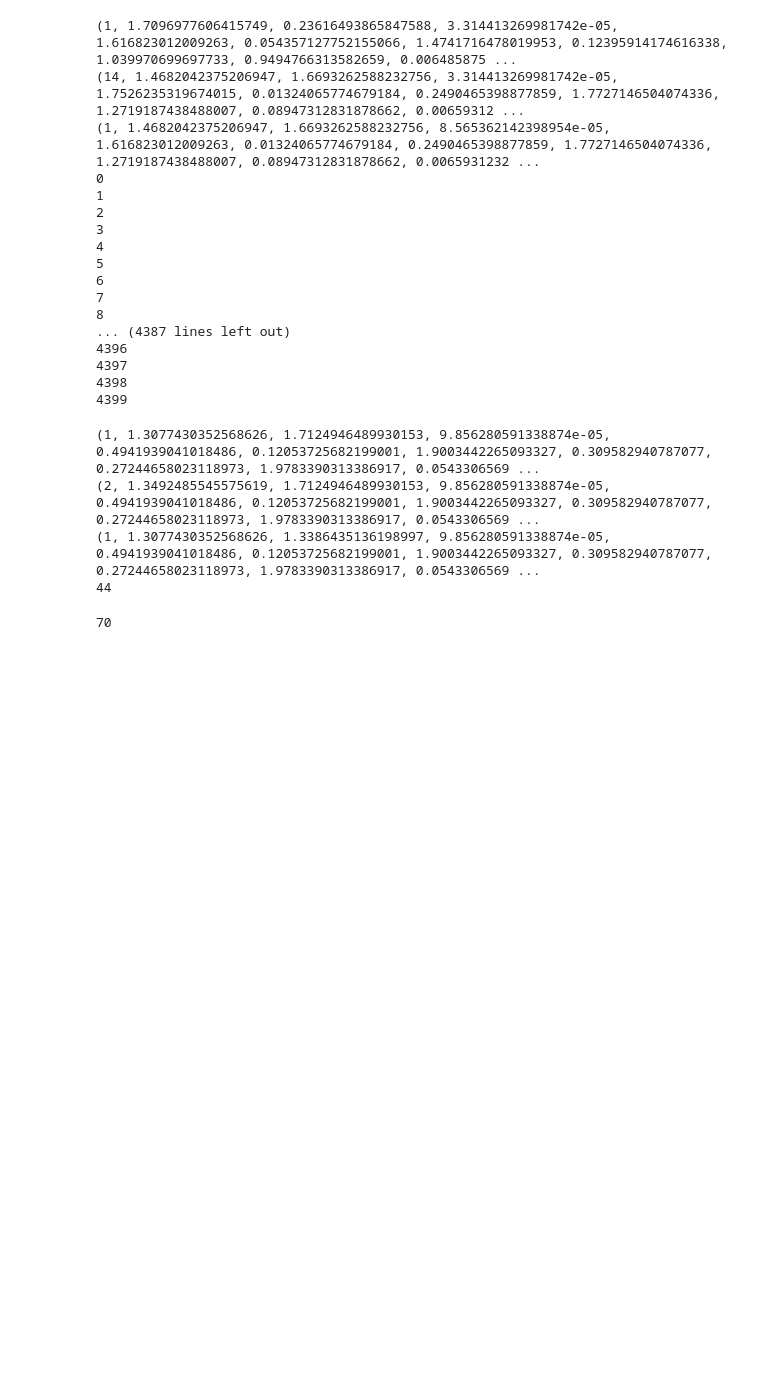
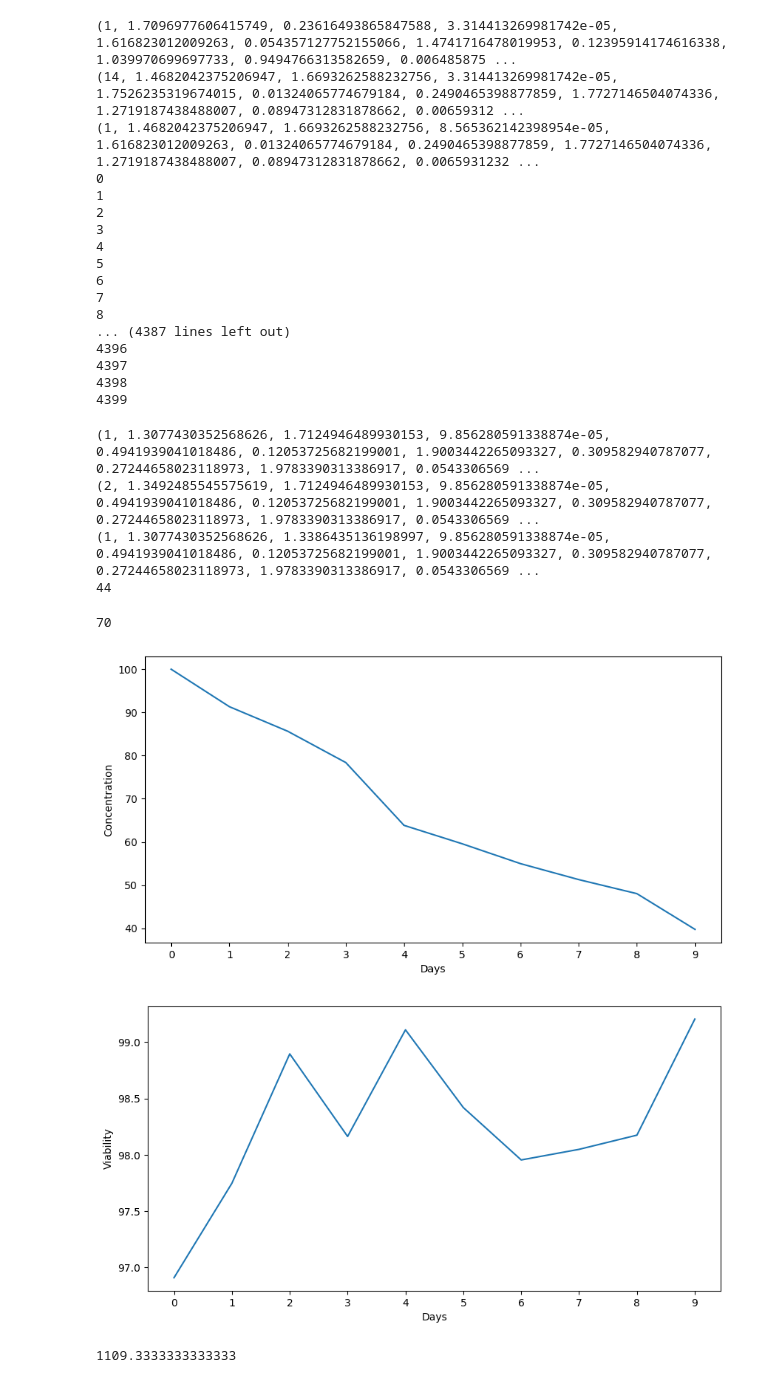
Before and after one commit to mhurtado13/NLC-CLL_HPC_exploration, a Jupyter notebook: Physicell_NLCs-CLL/scripts/Model_exploration.ipynb, the cells around one changed output. Drawn from its saved outputs; the diff is of its cells as text; code cells hidden in the pictures; blank space fills up the shorter version.

```diff
--- a/Physicell_NLCs-CLL/scripts/Model_exploration.ipynb
+++ b/Physicell_NLCs-CLL/scripts/Model_exploration.ipynb
@@ -654,0 +625,6 @@ plt.show()
+# %%
+from collect_data import collect
+data = pd.DataFrame()
+for i in range(2):
+    res = collect('../output/','./config/NLC_CLL.xml')
+    data = pd.concat([res, data], axis=1)
@@ -654,0 +683,13 @@ plt.show()
+# %%
+fig, ax = plt.subplots(figsize=(10, 5))
+concentration.T.plot(kind='line', xlabel='Days', ylabel='Concentration', logy=False, ax=ax)
+ax.set_xticks(concentration.index)
+plt.show()
+
+fig, ax = plt.subplots(figsize=(10, 5))
+viability.T.plot(kind='line', xlabel='Days', ylabel='Viability', logy=False, ax=ax)
+ax.set_xticks(viability.index)
+plt.show()
+# %% [output]
+[figure, added]
+[figure, added]
@@ -654,0 +728,4 @@ plt.show()
+# %%
+len(samples_sobol_all)
+# %% [output]
+1109.3333333333333
```
Also changed, not shown: parts of 5 cells of this notebook, 53 other files.
